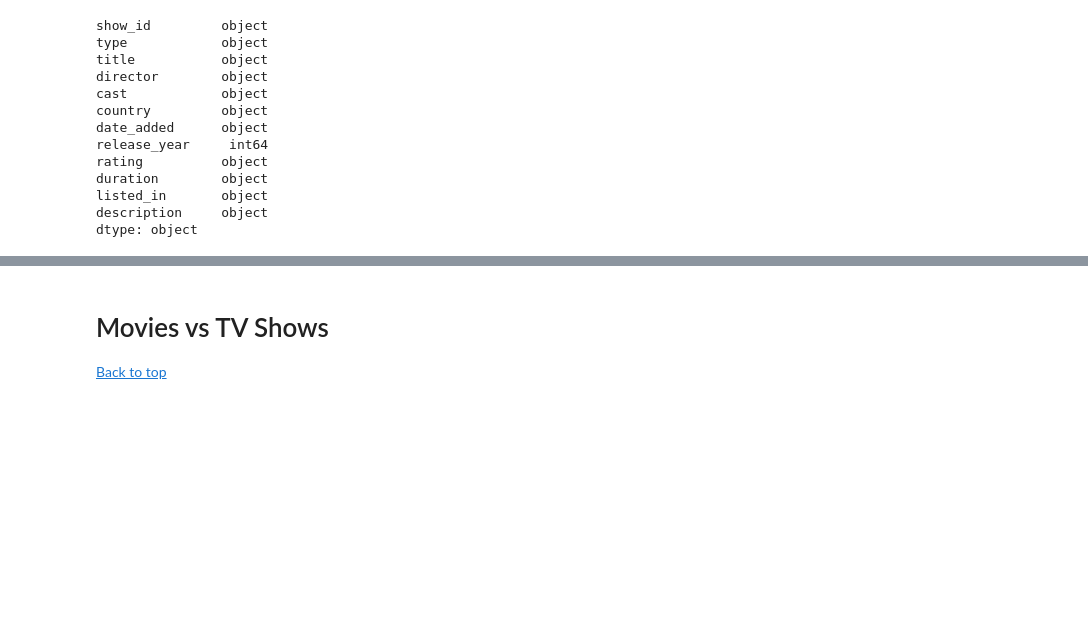
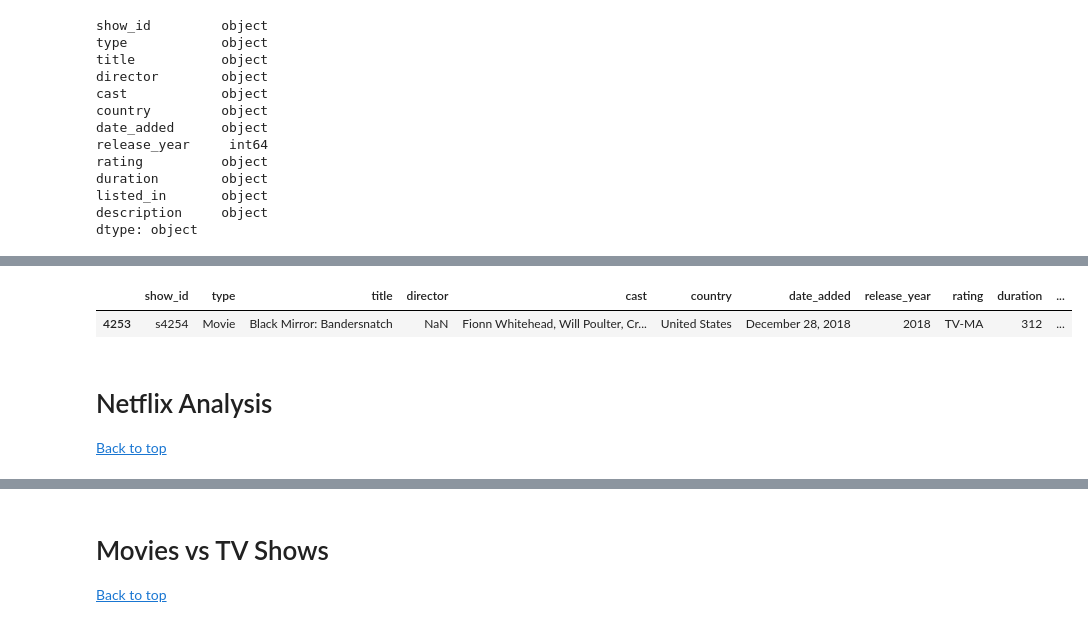
Before and after one commit to Omar-Elnazly/Netflix-Analysis, a Jupyter notebook: main notebook.ipynb, the cells around one changed output, grey strips where cells are left out. Saved outputs shown, nothing was run; the diff lists cells and outputs as text; code cells hidden in the pictures; blank space fills up the shorter version.

```diff
--- a/main notebook.ipynb
+++ b/main notebook.ipynb
@@ -82,0 +130,6 @@ netflix_df.describe()
+# %%
+longest_movie = long_movies[long_movies['duration'] > 300]
+longest_movie
+# %% [output]
+|  | show_id | type | title | director | cast | country | date_added | release_year | rating | duration | ... |
+| 4253 | s4254 | Movie | Black Mirror: Bandersnatch | NaN | Fionn Whitehead, Will Poulter, Cr... | United States | December 28, 2018 | 2018 | TV-MA | 312 | ... |
@@ -82,0 +143,4 @@ netflix_df.describe()
+# %% [markdown]
+<a id='netflix'></a>
+# Netflix Analysis
+[Back to top](#table_of_contents)
```
Also changed, not shown: parts of 24 cells of this notebook.
